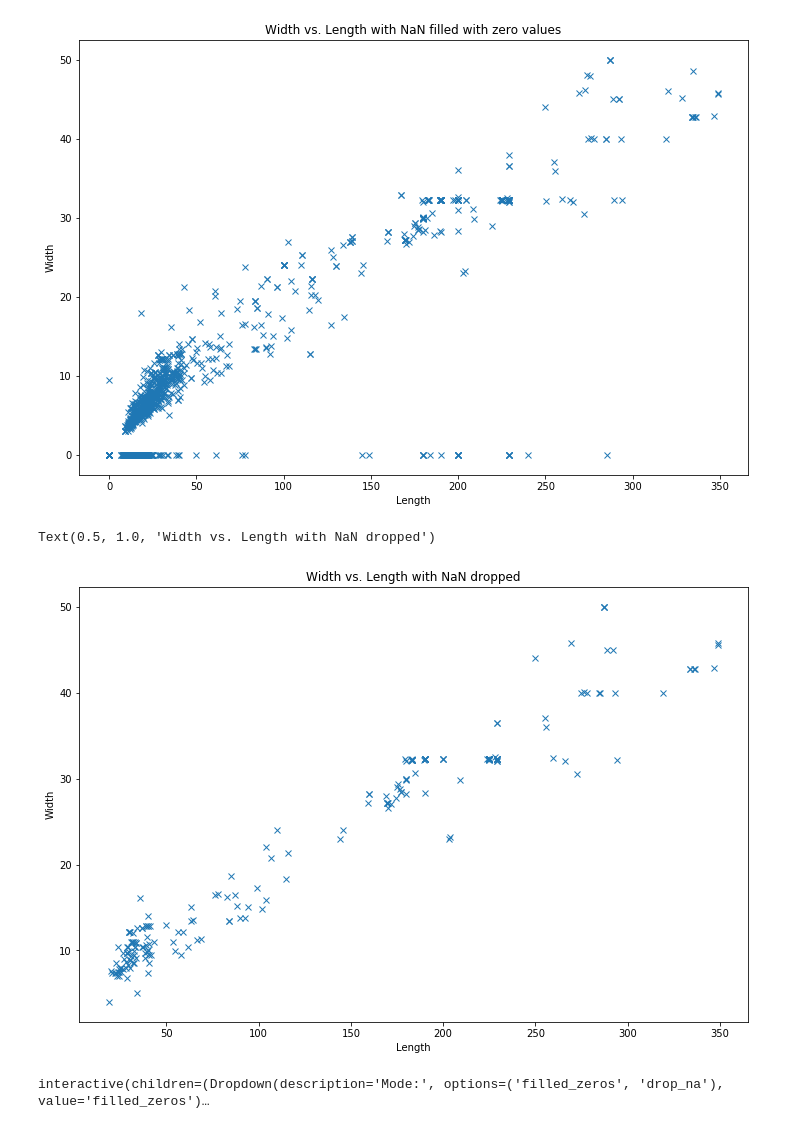
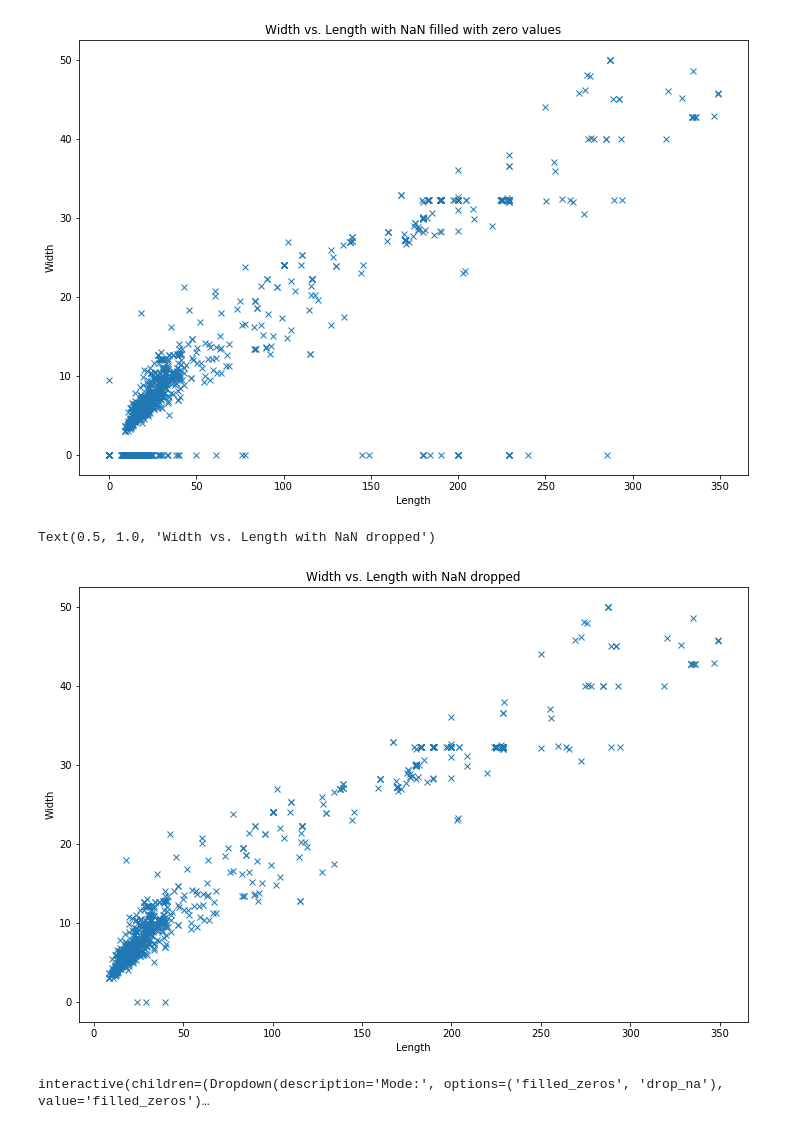
Before and after one commit to xldrkp/jb-test, a Jupyter notebook: content/chapter1-numerical/1-2-1-missing.ipynb, the cells around one changed output. Saved outputs shown, nothing was run; the diff lists cells and outputs as text; code cells hidden in the pictures.

```diff
--- a/content/chapter1-numerical/1-2-1-missing.ipynb
+++ b/content/chapter1-numerical/1-2-1-missing.ipynb
@@ -87,16 +87,17 @@ Text(0.5, 1.0, 'Width vs. Length with NaN filled with zero values')
 # %%
 # Missing values dropped
 
 import matplotlib.pyplot as plt
 
 plt.figure(figsize = (12, 8))
-plt.plot(static_data.dropna()['Length'], static_data.dropna()['Width'], 'x')
+static_selected = static_data[[x[0], y[0]]].dropna()
+plt.plot(static_selected['Length'], static_selected['Width'], 'x')
 plt.xlabel('Length')
 plt.ylabel('Width')
 plt.title('Width vs. Length with NaN dropped')
 # %% [output]
 Text(0.5, 1.0, 'Width vs. Length with NaN dropped')
-[figure, old version]
+[figure, new version]
 # %%
 # For beginner version: cell to hide
 
```
Also changed, not shown: parts of 33 cells of this notebook, 1 other file.
